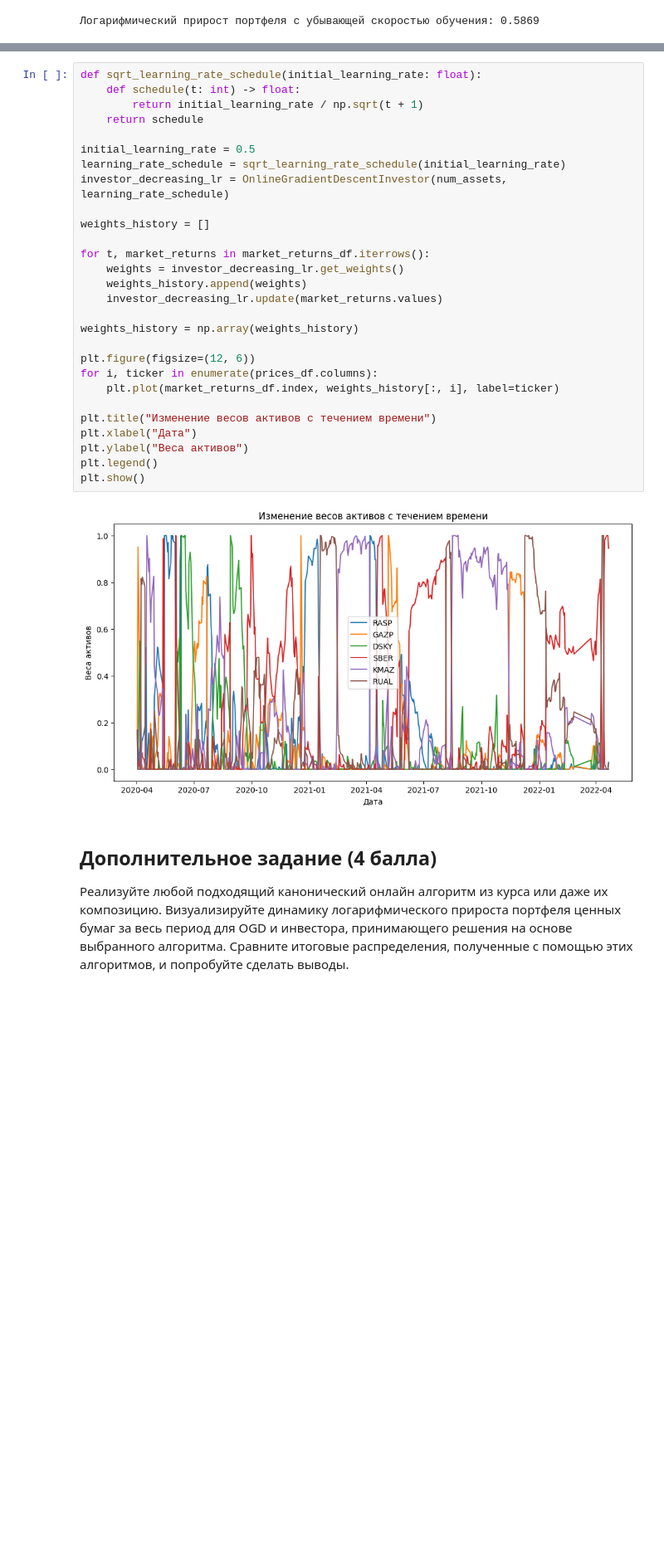
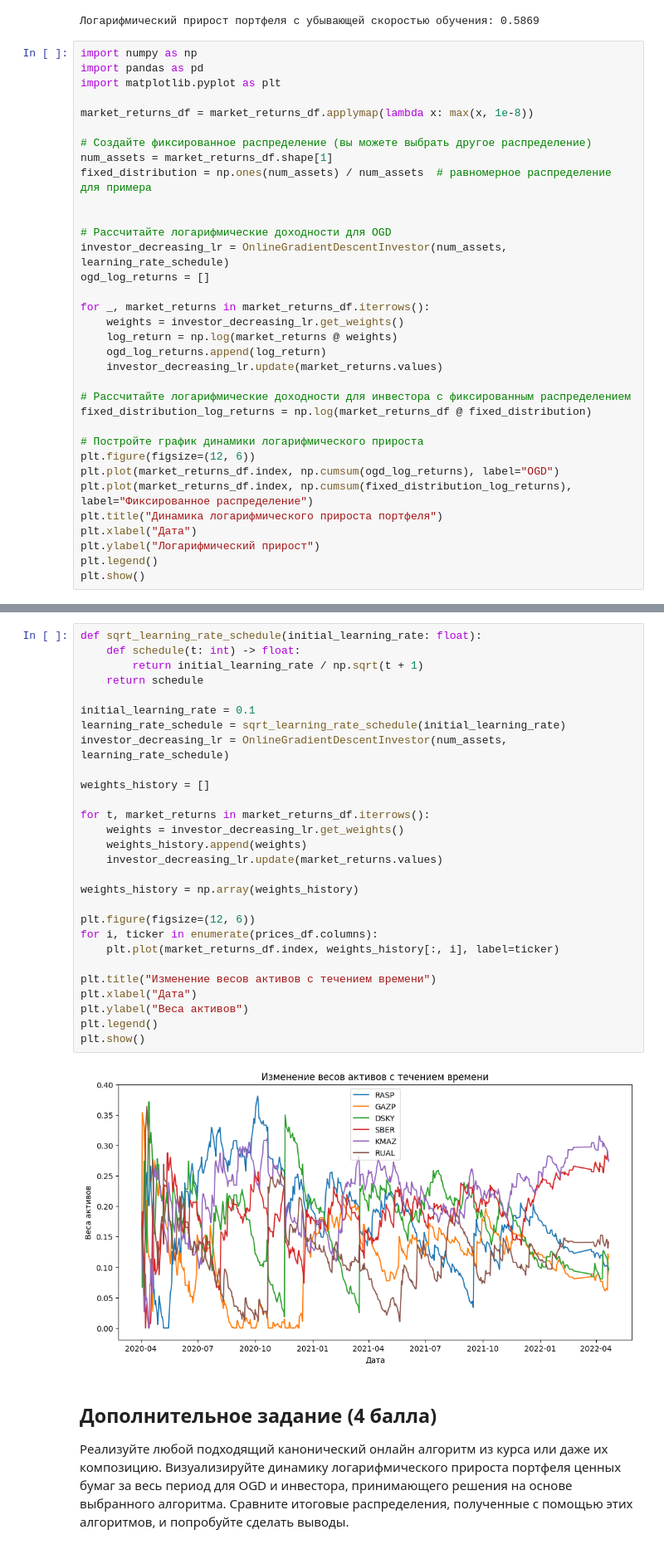
Before and after one commit to DeoEsor/Decision-Making-Theory, a Jupyter notebook: notebooks/hw2.ipynb, the cells around one changed output, grey strips where cells are left out. Shown: that part at 83% size. Drawn from its saved outputs; the diff is of its cells as text; blank space fills up the shorter version.

```diff
--- a/notebooks/hw2.ipynb
+++ b/notebooks/hw2.ipynb
@@ -250,3 +285,37 @@ for t, market_returns in market_returns_shifted_df.iterrows():
 print("Логарифмический прирост портфеля с убывающей скоростью обучения: {:.4f}".format(total_log_return_decreasing_lr))
 # %% [output]
 Логарифмический прирост портфеля с убывающей скоростью обучения: 0.5869
+# %%
+import numpy as np
+import pandas as pd
+import matplotlib.pyplot as plt
+
+market_returns_df = market_returns_df.applymap(lambda x: max(x, 1e-8))
+
+# Создайте фиксированное распределение (вы можете выбрать другое распределение)
+num_assets = market_returns_df.shape[1]
+fixed_distribution = np.ones(num_assets) / num_assets  # равномерное распределение для примера
+
+
+# Рассчитайте логарифмические доходности для OGD
+investor_decreasing_lr = OnlineGradientDescentInvestor(num_assets, learning_rate_schedule)
+ogd_log_returns = []
+
+for _, market_returns in market_returns_df.iterrows():
+    weights = investor_decreasing_lr.get_weights()
+    log_return = np.log(market_returns @ weights)
+    ogd_log_returns.append(log_return)
+    investor_decreasing_lr.update(market_returns.values)
+
+# Рассчитайте логарифмические доходности для инвестора с фиксированным распределением
+fixed_distribution_log_returns = np.log(market_returns_df @ fixed_distribution)
+
+# Постройте график динамики логарифмического прироста
+plt.figure(figsize=(12, 6))
+plt.plot(market_returns_df.index, np.cumsum(ogd_log_returns), label="OGD")
+plt.plot(market_returns_df.index, np.cumsum(fixed_distribution_log_returns), label="Фиксированное распределение")
+plt.title("Динамика логарифмического прироста портфеля")
+plt.xlabel("Дата")
+plt.ylabel("Логарифмический прирост")
+plt.legend()
+plt.show()
@@ -253,33 +324,33 @@ print("Логарифмический прирост портфеля с убы
 # %%
 def sqrt_learning_rate_schedule(initial_learning_rate: float):
     def schedule(t: int) -> float:
         return initial_learning_rate / np.sqrt(t + 1)
     return schedule
 
-initial_learning_rate = 0.5
+initial_learning_rate = 0.1
 learning_rate_schedule = sqrt_learning_rate_schedule(initial_learning_rate)
 investor_decreasing_lr = OnlineGradientDescentInvestor(num_assets, learning_rate_schedule)
 
 weights_history = []
 
 for t, market_returns in market_returns_df.iterrows():
     weights = investor_decreasing_lr.get_weights()
     weights_history.append(weights)
     investor_decreasing_lr.update(market_returns.values)
 
 weights_history = np.array(weights_history)
 
 plt.figure(figsize=(12, 6))
 for i, ticker in enumerate(prices_df.columns):
     plt.plot(market_returns_df.index, weights_history[:, i], label=ticker)
 
 plt.title("Изменение весов активов с течением времени")
 plt.xlabel("Дата")
 plt.ylabel("Веса активов")
 plt.legend()
 plt.show()
 # %% [output]
-[figure, old version]
+[figure, new version]
 # %% [markdown]
 ## Дополнительное задание (4 балла)
 
```
Also changed, not shown: parts of 10 cells of this notebook.
